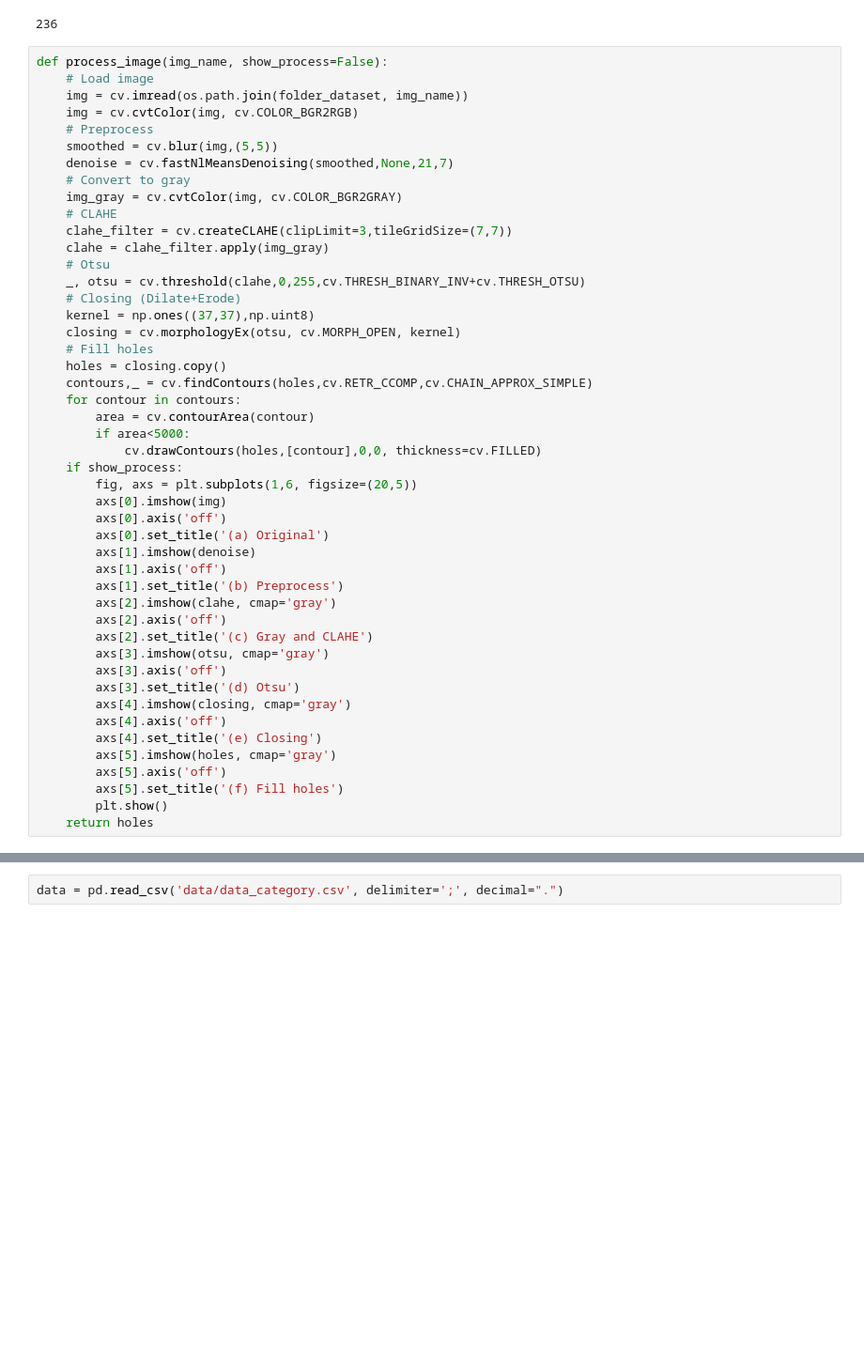
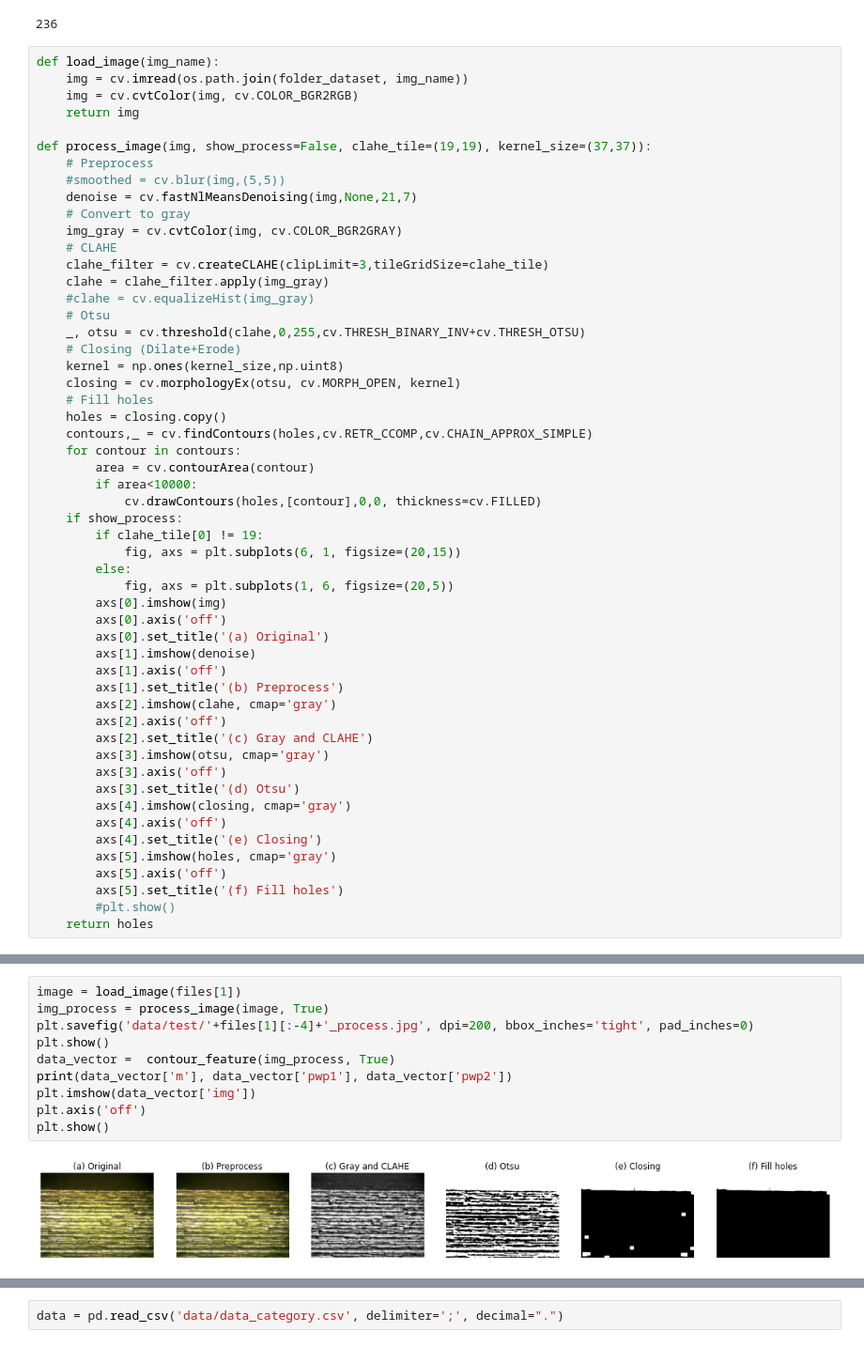
Before and after one commit to ULE-Informatica/burr_contour_features, a Jupyter notebook: experiment.ipynb, the cells around one changed output, grey strips where cells are left out. Shown at 94% size. Cells and saved outputs as stored; diff of their text form; blank space fills up the shorter version.

```diff
--- a/experiment.ipynb
+++ b/experiment.ipynb
@@ -12,32 +13,38 @@ len(files)
 # %% [output]
 236
 # %%
-def process_image(img_name, show_process=False):
-    # Load image
+def load_image(img_name):
     img = cv.imread(os.path.join(folder_dataset, img_name))
     img = cv.cvtColor(img, cv.COLOR_BGR2RGB)
+    return img
+
+def process_image(img, show_process=False, clahe_tile=(19,19), kernel_size=(37,37)):
     # Preprocess
-    smoothed = cv.blur(img,(5,5))
-    denoise = cv.fastNlMeansDenoising(smoothed,None,21,7)
+    #smoothed = cv.blur(img,(5,5))
+    denoise = cv.fastNlMeansDenoising(img,None,21,7)
     # Convert to gray
     img_gray = cv.cvtColor(img, cv.COLOR_BGR2GRAY)
     # CLAHE
-    clahe_filter = cv.createCLAHE(clipLimit=3,tileGridSize=(7,7))
+    clahe_filter = cv.createCLAHE(clipLimit=3,tileGridSize=clahe_tile)
     clahe = clahe_filter.apply(img_gray)
+    #clahe = cv.equalizeHist(img_gray)
     # Otsu
     _, otsu = cv.threshold(clahe,0,255,cv.THRESH_BINARY_INV+cv.THRESH_OTSU)
     # Closing (Dilate+Erode)
-    kernel = np.ones((37,37),np.uint8)
+    kernel = np.ones(kernel_size,np.uint8)
     closing = cv.morphologyEx(otsu, cv.MORPH_OPEN, kernel)
     # Fill holes
     holes = closing.copy()
     contours,_ = cv.findContours(holes,cv.RETR_CCOMP,cv.CHAIN_APPROX_SIMPLE)
     for contour in contours:
         area = cv.contourArea(contour)
-        if area<5000:
+        if area<10000:
             cv.drawContours(holes,[contour],0,0, thickness=cv.FILLED)
     if show_process:
-        fig, axs = plt.subplots(1,6, figsize=(20,5))
+        if clahe_tile[0] != 19:
+            fig, axs = plt.subplots(6, 1, figsize=(20,15))
+        else:
+            fig, axs = plt.subplots(1, 6, figsize=(20,5))
         axs[0].imshow(img)
         axs[0].axis('off')
         axs[0].set_title('(a) Original')
@@ -56,7 +63,7 @@ def process_image(img_name, show_process=False):
         axs[5].imshow(holes, cmap='gray')
         axs[5].axis('off')
         axs[5].set_title('(f) Fill holes')
-        plt.show()
+        #plt.show()
     return holes
 # %%
 def percentage_white_pixels(image, height):
@@ -103,0 +135,12 @@ def contour_feature(image):
+# %%
+image = load_image(files[1])
+img_process = process_image(image, True)
+plt.savefig('data/test/'+files[1][:-4]+'_process.jpg', dpi=200, bbox_inches='tight', pad_inches=0)
+plt.show()
+data_vector =  contour_feature(img_process, True)
+print(data_vector['m'], data_vector['pwp1'], data_vector['pwp2'])
+plt.imshow(data_vector['img'])
+plt.axis('off')
+plt.show()
+# %% [output]
+[figure, added]
```
Also changed, not shown: parts of 22 cells of this notebook, 1 other file.
